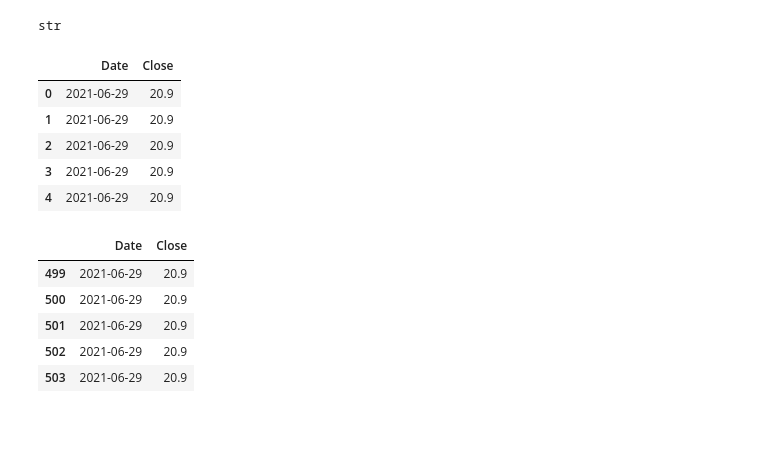
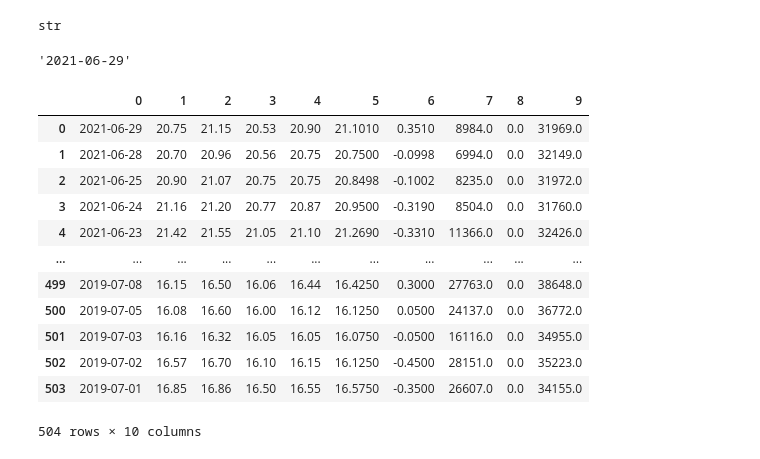
Before and after one commit to jpweldon/Cryptocurrency_Stock_Correlation, a Jupyter notebook: Resources/Volatility_Data.ipynb, the cells around one changed output. Cells and saved outputs as stored; diff of their text form; code cells hidden in the pictures; blank space fills up the shorter version.

```diff
--- a/Resources/Volatility_Data.ipynb
+++ b/Resources/Volatility_Data.ipynb
@@ -36,28 +38,11 @@ response_vix= requests.get(vix).json()
 # print(json.dumps(response_vix, indent=4, sort_keys=True))
 # %%
 # Set the Volatility Index data to create a DataFrame
-volatility_index_data = {"Date":[], "Close":[]}
+volatility_index_data = []
 
-for i in response_vix["dataset"]["data"]:
-    volatility_index_data["Date"].append(response_vix["dataset"]["data"][0][0])
-    volatility_index_data["Close"].append(response_vix["dataset"]["data"][0][4])
+for item in response_vix["dataset"]["data"]:
+        volatility_index_data.append(response_vix["dataset"]["data"])
 
-# Create the Volatility Index DataFrame
-volatility_index_df = pd.DataFrame(volatility_index_data)
-
-# Diplay the DataFrame data
-display(volatility_index_df.head())
-display(volatility_index_df.tail())
+volatility_index_data[0][0][0]
 # %% [output]
-|  | Date | Close |
-| 0 | 2021-06-29 | 20.9 |
-| 1 | 2021-06-29 | 20.9 |
-| 2 | 2021-06-29 | 20.9 |
-| 3 | 2021-06-29 | 20.9 |
-| 4 | 2021-06-29 | 20.9 |
-|  | Date | Close |
-| 499 | 2021-06-29 | 20.9 |
-| 500 | 2021-06-29 | 20.9 |
-| 501 | 2021-06-29 | 20.9 |
-| 502 | 2021-06-29 | 20.9 |
-| 503 | 2021-06-29 | 20.9 |
+'2021-06-29'
@@ -64 +51,17 @@ display(volatility_index_df.tail())
+# %%
+data
+# %% [output]
+|  | 0 | 1 | 2 | 3 | 4 | 5 | 6 | 7 | 8 | 9 |
+| 0 | 2021-06-29 | 20.75 | 21.15 | 20.53 | 20.90 | 21.1010 | 0.3510 | 8984.0 | 0.0 | 31969.0 |
+| 1 | 2021-06-28 | 20.70 | 20.96 | 20.56 | 20.75 | 20.7500 | -0.0998 | 6994.0 | 0.0 | 32149.0 |
+| 2 | 2021-06-25 | 20.90 | 21.07 | 20.75 | 20.75 | 20.8498 | -0.1002 | 8235.0 | 0.0 | 31972.0 |
+| 3 | 2021-06-24 | 21.16 | 21.20 | 20.77 | 20.87 | 20.9500 | -0.3190 | 8504.0 | 0.0 | 31760.0 |
+| 4 | 2021-06-23 | 21.42 | 21.55 | 21.05 | 21.10 | 21.2690 | -0.3310 | 11366.0 | 0.0 | 32426.0 |
+| ... | ... | ... | ... | ... | ... | ... | ... | ... | ... | ... |
+| 499 | 2019-07-08 | 16.15 | 16.50 | 16.06 | 16.44 | 16.4250 | 0.3000 | 27763.0 | 0.0 | 38648.0 |
+| 500 | 2019-07-05 | 16.08 | 16.60 | 16.00 | 16.12 | 16.1250 | 0.0500 | 24137.0 | 0.0 | 36772.0 |
+| 501 | 2019-07-03 | 16.16 | 16.32 | 16.05 | 16.05 | 16.0750 | -0.0500 | 16116.0 | 0.0 | 34955.0 |
+| 502 | 2019-07-02 | 16.57 | 16.70 | 16.10 | 16.15 | 16.1250 | -0.4500 | 28151.0 | 0.0 | 35223.0 |
+| 503 | 2019-07-01 | 16.85 | 16.86 | 16.50 | 16.55 | 16.5750 | -0.3500 | 26607.0 | 0.0 | 34155.0 |
+504 rows × 10 columns
 # %%
```
Also changed, not shown: parts of 7 cells of this notebook, 1 other file.
